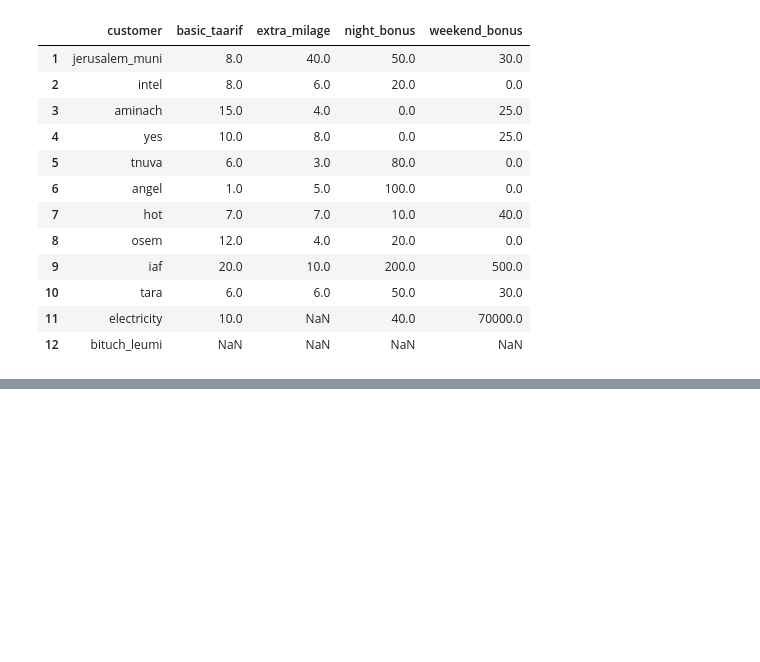
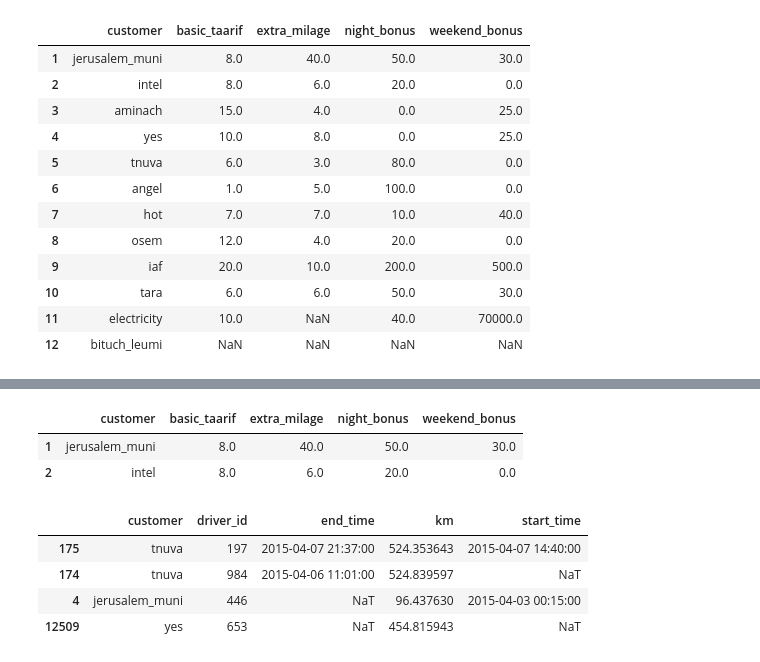
Before and after one commit to GuyLevavi/CV_training, a Jupyter notebook: basic/python/azrieli_code_guy/EDA.ipynb, the cells around one changed output, grey strips where cells are left out. Drawn from its saved outputs; the diff is of its cells as text; code cells hidden in the pictures; blank space fills up the shorter version.

```diff
--- a/basic/python/azrieli_code_guy/EDA.ipynb
+++ b/basic/python/azrieli_code_guy/EDA.ipynb
@@ -329,0 +376,14 @@ trips_df.head()
+# %%
+taarif_df.iloc[:2]
+# %% [output]
+|  | customer | basic_taarif | extra_milage | night_bonus | weekend_bonus |
+| 1 | jerusalem_muni | 8.0 | 40.0 | 50.0 | 30.0 |
+| 2 | intel | 8.0 | 6.0 | 20.0 | 0.0 |
+# %%
+trips_df.iloc[[175, 174, 4, 12509], :]
+# %% [output]
+|  | customer | driver_id | end_time | km | start_time |
+| 175 | tnuva | 197 | 2015-04-07 21:37:00 | 524.353643 | 2015-04-07 14:40:00 |
+| 174 | tnuva | 984 | 2015-04-06 11:01:00 | 524.839597 | NaT |
+| 4 | jerusalem_muni | 446 | NaT | 96.437630 | 2015-04-03 00:15:00 |
+| 12509 | yes | 653 | NaT | 454.815943 | NaT |
```
Also changed, not shown: parts of 13 cells of this notebook, 3 other files.
